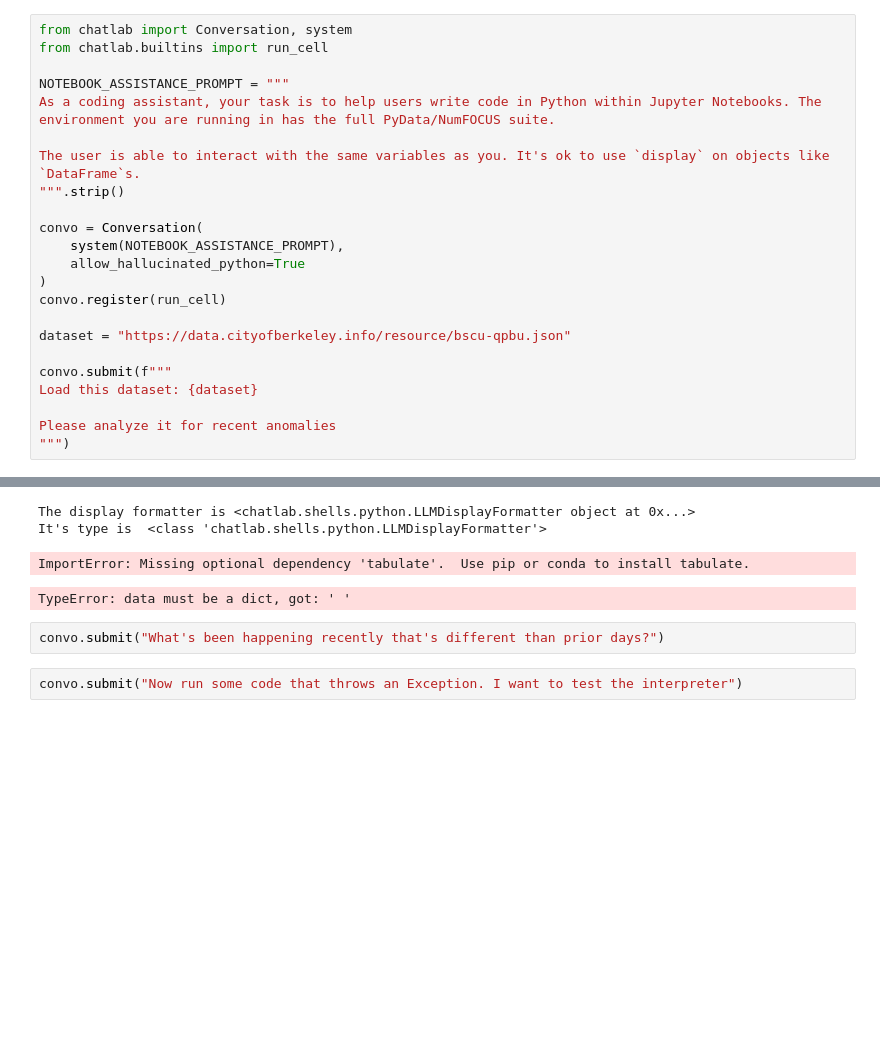
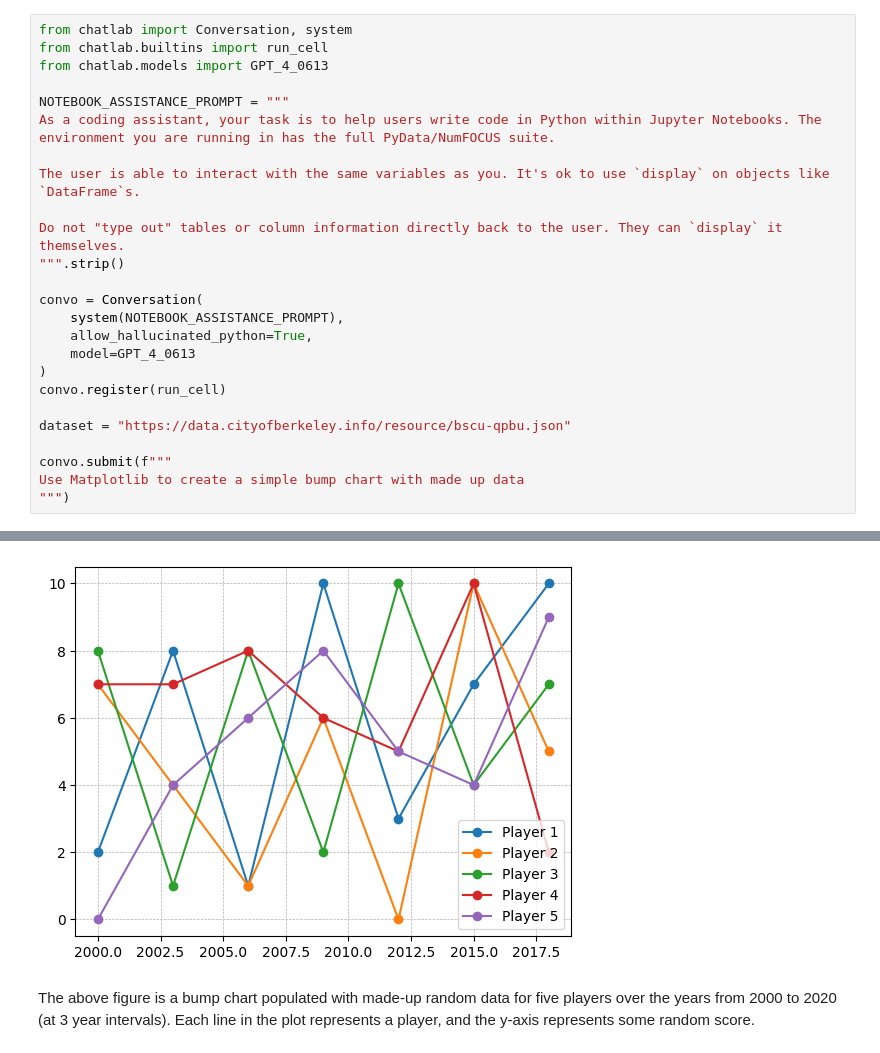
Before and after one commit to rgbkrk/chatlab, a Jupyter notebook: notebooks/the-data-science-helper.ipynb, the cells around one changed output, grey strips where cells are left out. Cells and saved outputs as stored; diff of their text form; blank space fills up the shorter version.

Commit message:
finalize the data science prototype

```diff
--- a/notebooks/the-data-science-helper.ipynb
+++ b/notebooks/the-data-science-helper.ipynb
@@ -1,34 +1,30 @@
 # %%
 from chatlab import Conversation, system
 from chatlab.builtins import run_cell
+from chatlab.models import GPT_4_0613
 
 NOTEBOOK_ASSISTANCE_PROMPT = """
 As a coding assistant, your task is to help users write code in Python within Jupyter Notebooks. The environment you are running in has the full PyData/NumFOCUS suite.
 
 The user is able to interact with the same variables as you. It's ok to use `display` on objects like `DataFrame`s.
+
+Do not "type out" tables or column information directly back to the user. They can `display` it themselves.
 """.strip()
 
 convo = Conversation(
     system(NOTEBOOK_ASSISTANCE_PROMPT),
-    allow_hallucinated_python=True
+    allow_hallucinated_python=True,
+    model=GPT_4_0613
 )
 convo.register(run_cell)
 
 dataset = "https://data.cityofberkeley.info/resource/bscu-qpbu.json"
 
 convo.submit(f"""
-Load this dataset: {dataset}
-
-Please analyze it for recent anomalies
+Use Matplotlib to create a simple bump chart with made up data
 """)
 # %% [output]
 [interactive output not drawn]
-The display formatter is <chatlab.shells.python.LLMDisplayFormatter object at 0x...>
-It's type is  <class 'chatlab.shells.python.LLMDisplayFormatter'>
-ImportError: Missing optional dependency 'tabulate'.  Use pip or conda to install tabulate.
-TypeError: data must be a dict, got: ' '
+[figure, added]
+The above figure is a bump chart populated with made-up random data for five players over the years from 2000 to 2020 (at 3 year intervals). Each line in the plot represents a player, and the y-axis represents some random score.
-# %%
-convo.submit("What's been happening recently that's different than prior days?")
-# %%
-convo.submit("Now run some code that throws an Exception. I want to test the interpreter")
 # %%
```
Also changed, not shown: parts of 2 cells of this notebook, 8 other files.
